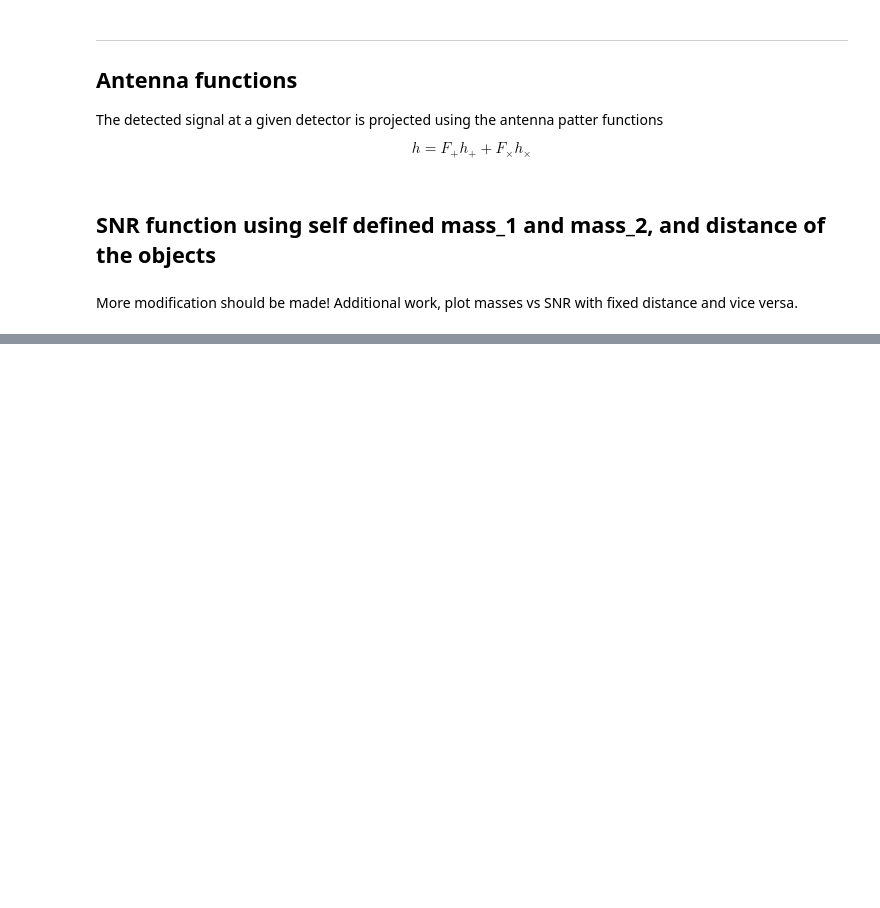
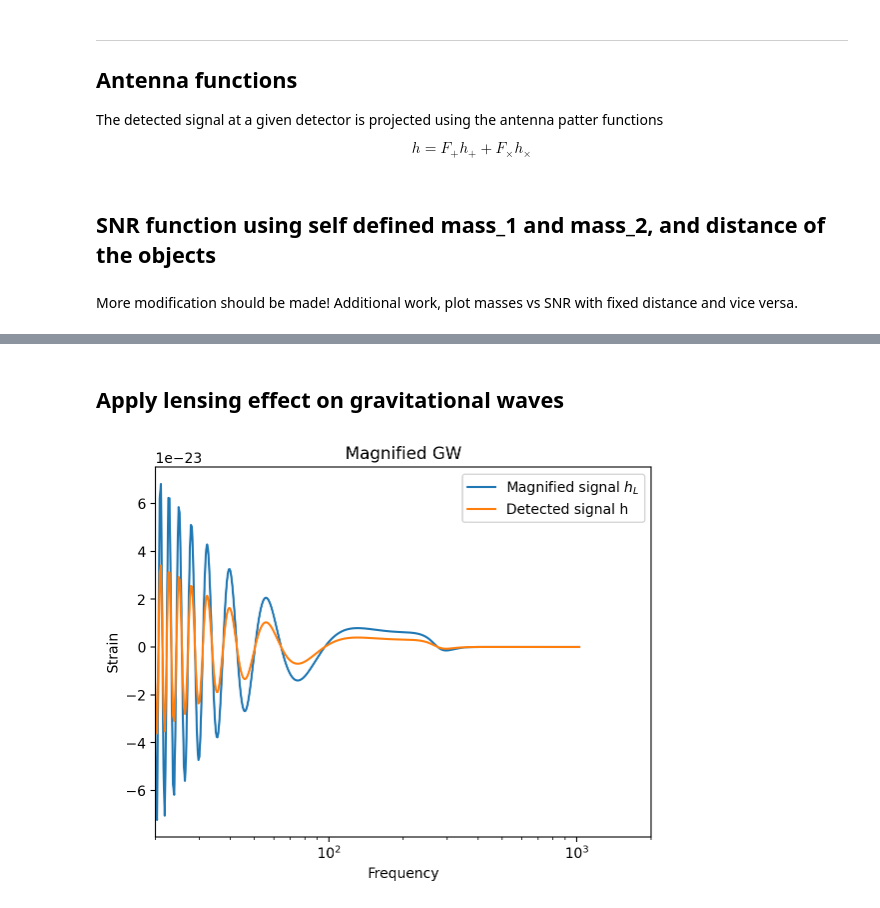
Before and after one commit to MiaoShang00/GW_project, a Jupyter notebook: snr_function.ipynb, the cells around one changed output, grey strips where cells are left out. Cells and saved outputs as stored; diff of their text form; code cells hidden in the pictures; blank space fills up the shorter version.

```diff
--- a/snr_function.ipynb
+++ b/snr_function.ipynb
@@ -242,0 +299,29 @@ plt.show()
+# %% [markdown]
+## Apply lensing effect on gravitational waves
+# %%
+# Magnification
+a=np.linspace(1,100,100)
+
+# Parameters
+ra=np.pi/4.
+dec=3./2*np.pi
+psi=np.pi/8.
+
+# Calculate magnified signal h_l
+h=Fp(ra,dec,psi)*hp+Fx(ra,dec,psi)*hx
+h_l=[i*h for i in a ]
+
+# Plot
+plt.semilogx(fs,h_l[1],label=r'Magnified signal $h_L$')
+plt.semilogx(fs,h,label=r'Detected signal h')
+plt.xlabel('Frequency')
+plt.ylabel('Strain')
+plt.xlim(20,2e3)
+plt.title('Magnified GW')
+
+#plt.semilogx(fs,hp,label=r'Real part $h_+$')
+#plt.semilogx(fs,hx,label=r'Real part $h_\times$')
+plt.legend()
+plt.show()
+# %% [output]
+[figure, added]
```
Also changed, not shown: parts of 6 cells of this notebook.
